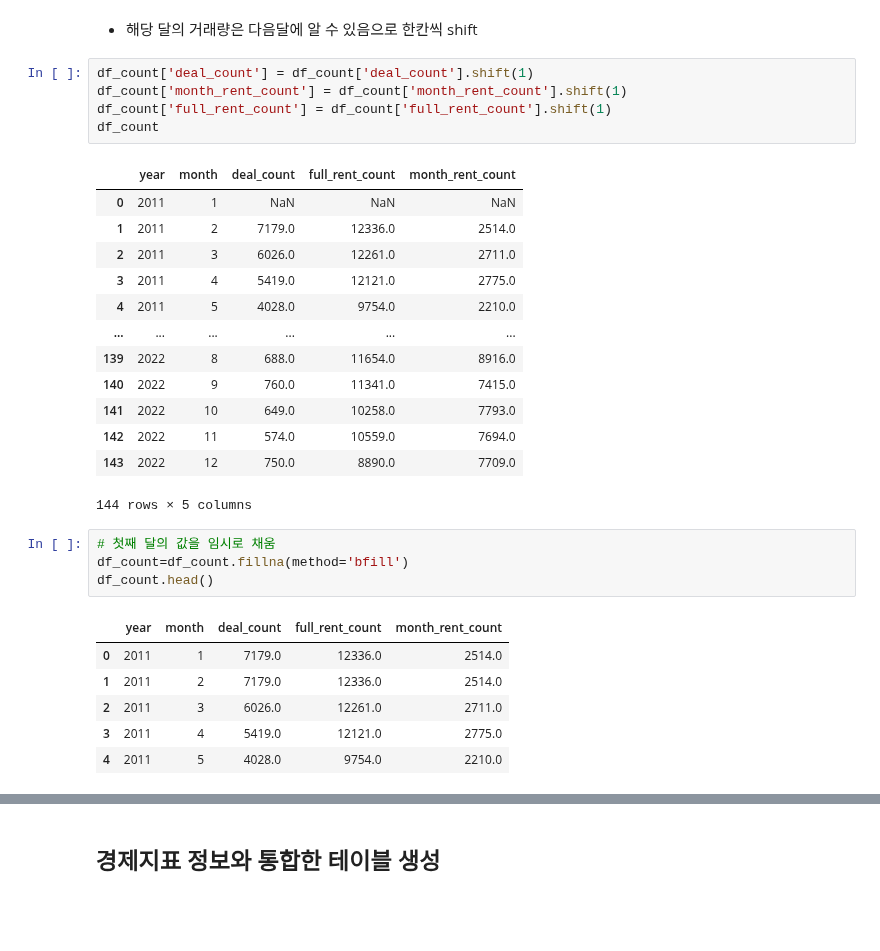
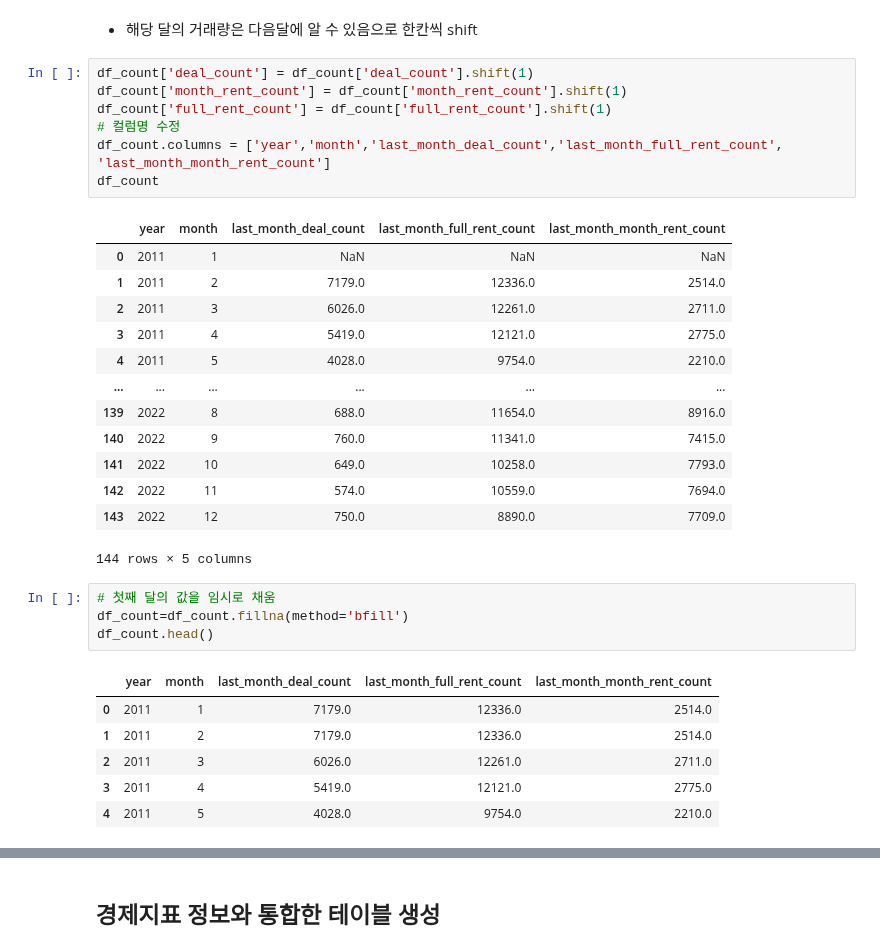
Before and after one commit to Ryong1998/house_price, a Jupyter notebook: handling_final_data.ipynb, the cells around one changed output, grey strips where cells are left out. Drawn from its saved outputs; the diff is of its cells as text; blank space fills up the shorter version.

```diff
--- a/handling_final_data.ipynb
+++ b/handling_final_data.ipynb
@@ -192,10 +192,12 @@ memory usage: 6.8 KB
 # %%
 df_count['deal_count'] = df_count['deal_count'].shift(1)
 df_count['month_rent_count'] = df_count['month_rent_count'].shift(1)
 df_count['full_rent_count'] = df_count['full_rent_count'].shift(1)
+# 컬럼명 수정
+df_count.columns = ['year','month','last_month_deal_count','last_month_full_rent_count', 'last_month_month_rent_count']
 df_count
 # %% [output]
-|  | year | month | deal_count | full_rent_count | month_rent_count |
+|  | year | month | last_month_deal_count | last_month_full_rent_count | last_month_month_rent_count |
 | 0 | 2011 | 1 | NaN | NaN | NaN |
 | 1 | 2011 | 2 | 7179.0 | 12336.0 | 2514.0 |
 | 2 | 2011 | 3 | 6026.0 | 12261.0 | 2711.0 |
@@ -213,7 +215,7 @@ df_count
 df_count=df_count.fillna(method='bfill')
 df_count.head()
 # %% [output]
-|  | year | month | deal_count | full_rent_count | month_rent_count |
+|  | year | month | last_month_deal_count | last_month_full_rent_count | last_month_month_rent_count |
 | 0 | 2011 | 1 | 7179.0 | 12336.0 | 2514.0 |
 | 1 | 2011 | 2 | 7179.0 | 12336.0 | 2514.0 |
 | 2 | 2011 | 3 | 6026.0 | 12261.0 | 2711.0 |
```
Also changed, not shown: parts of 7 cells of this notebook.
